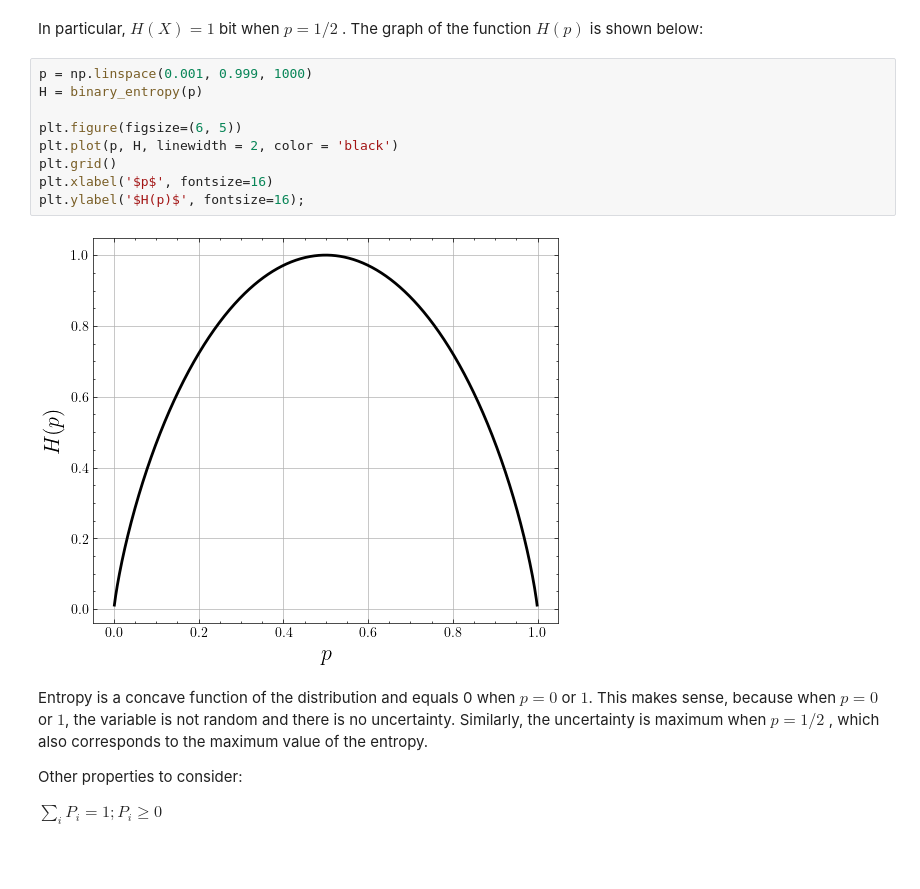
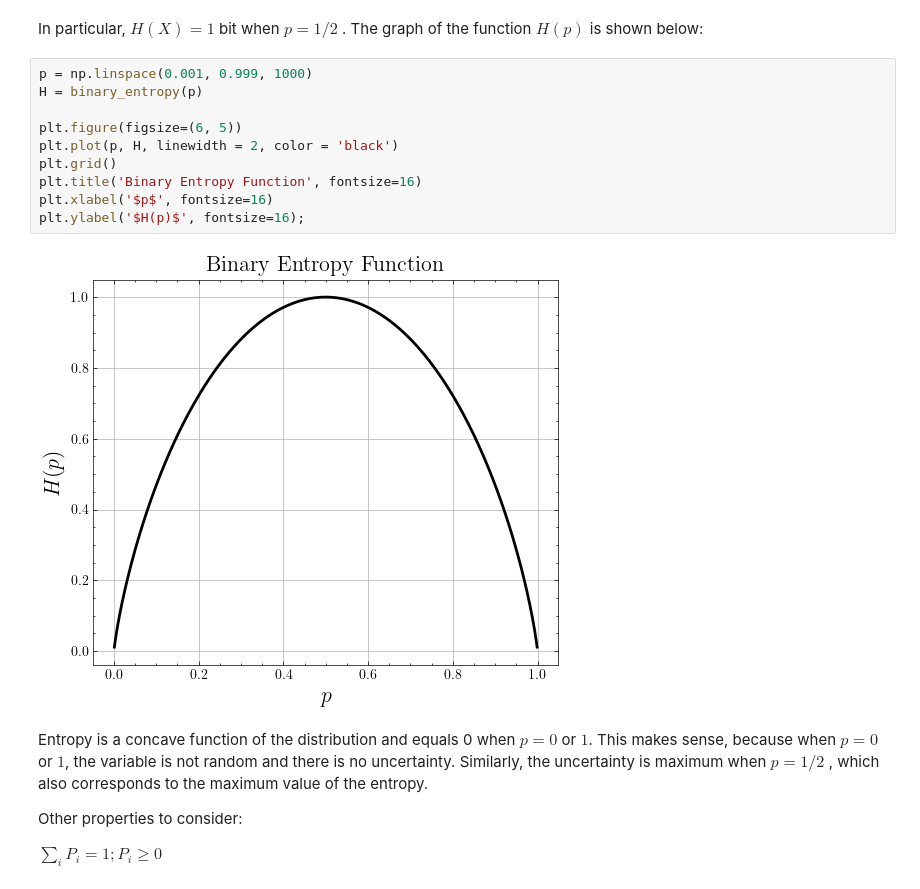
Before and after one commit to silasabs/TIC, a Jupyter notebook: 1. Intro Entropy.ipynb, the cells around one changed output. Drawn from its saved outputs; the diff is of its cells as text; blank space fills up the shorter version.

```diff
--- a/1. Intro Entropy.ipynb
+++ b/1. Intro Entropy.ipynb
@@ -143,14 +143,15 @@ In particular, $H(X) = 1$ bit when $p = 1/2$ . The graph of the function $H(p)$
 # %%
 p = np.linspace(0.001, 0.999, 1000)
 H = binary_entropy(p)
 
 plt.figure(figsize=(6, 5))
 plt.plot(p, H, linewidth = 2, color = 'black')
 plt.grid()
+plt.title('Binary Entropy Function', fontsize=16)
 plt.xlabel('$p$', fontsize=16)
 plt.ylabel('$H(p)$', fontsize=16);
 # %% [output]
-[figure, old version]
+[figure, new version]
 # %% [markdown]
 Entropy is a concave function of the distribution and equals 0 when $p = 0$ or $1$. This makes sense, because when $p = 0$ or $1$, the variable is not random and there is no uncertainty. Similarly, the uncertainty is maximum when $p = 1/2$ , which also corresponds to the maximum value of the entropy.
 
```
Also changed, not shown: parts of 2 cells of this notebook.
